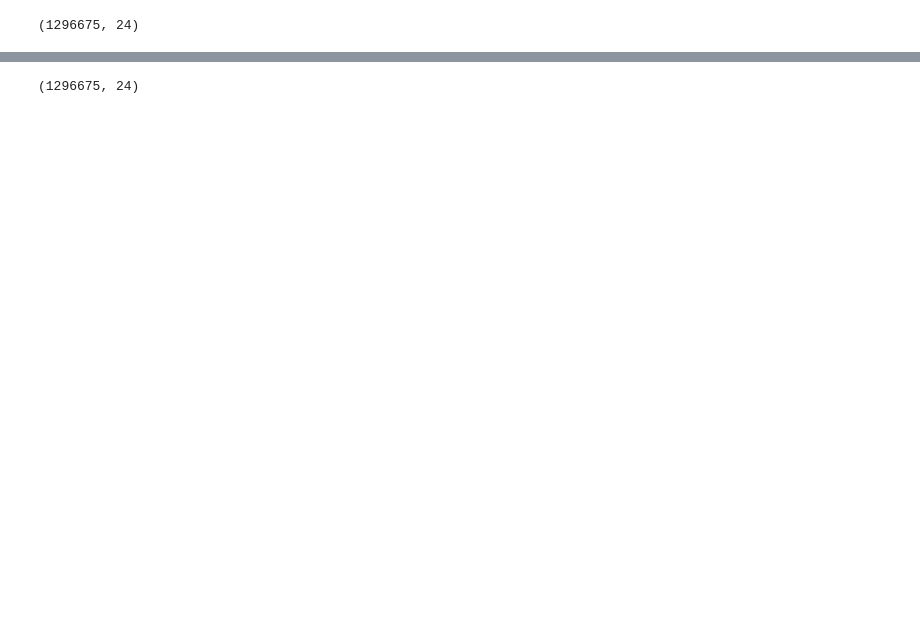
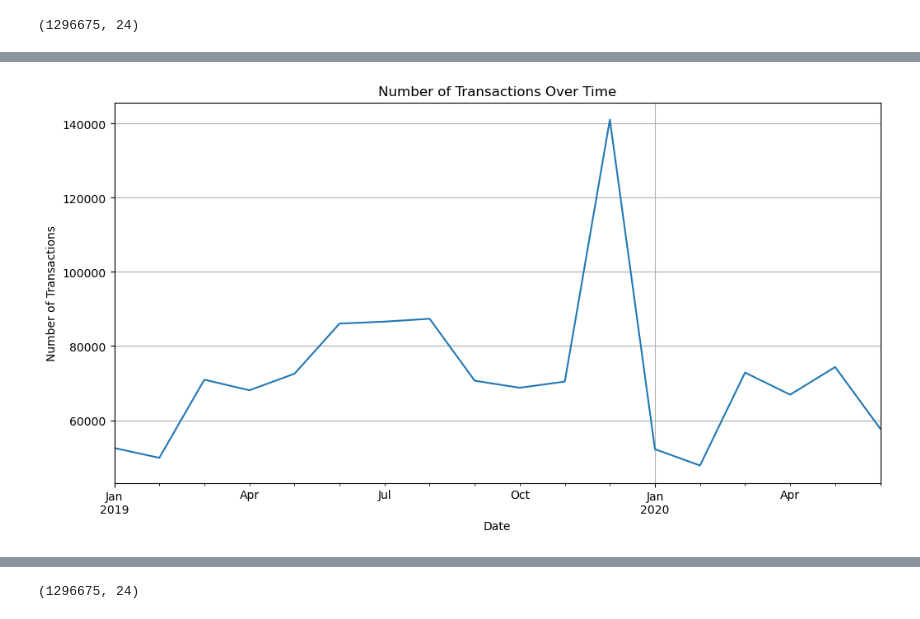
Before and after one commit to N80m6o/lab-sql-joins, a Jupyter notebook: Mini_Project_Week_4.ipynb, the cells around one changed output, grey strips where cells are left out. Cells and saved outputs as stored; diff of their text form; code cells hidden in the pictures; blank space fills up the shorter version.

```diff
--- a/Mini_Project_Week_4.ipynb
+++ b/Mini_Project_Week_4.ipynb
@@ -96,0 +216,14 @@ transactions_df.shape
+# %%
+# Convert transaction date and time to datetime format
+transactions_df['trans_date_trans_time'] = pd.to_datetime(transactions_df['trans_date_trans_time'])
+
+# Plot number of transactions over time
+plt.figure(figsize=(12, 6))
+transactions_df.set_index('trans_date_trans_time').resample('M').size().plot()
+plt.title('Number of Transactions Over Time')
+plt.xlabel('Date')
+plt.ylabel('Number of Transactions')
+plt.grid(True)
+plt.show()
+# %% [output]
+[figure, added]
```
Also changed, not shown: parts of 21 cells of this notebook.
